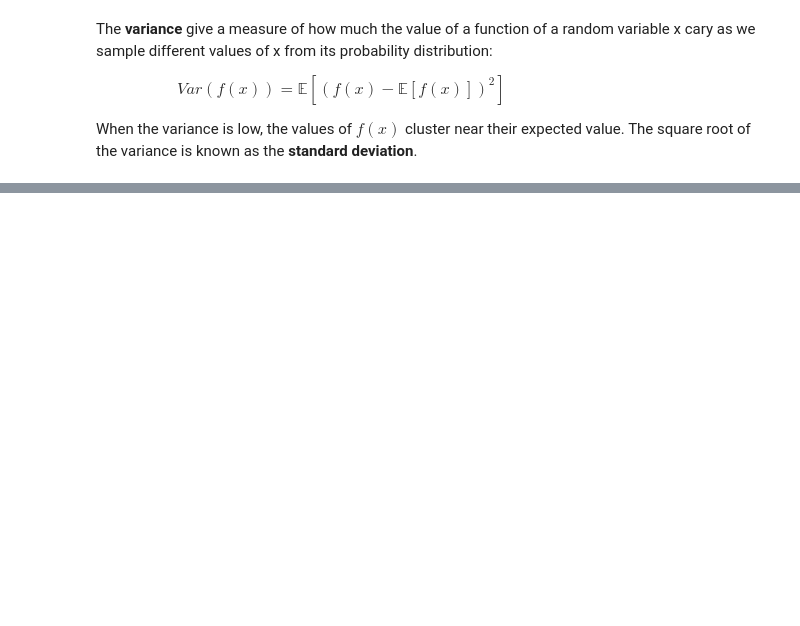
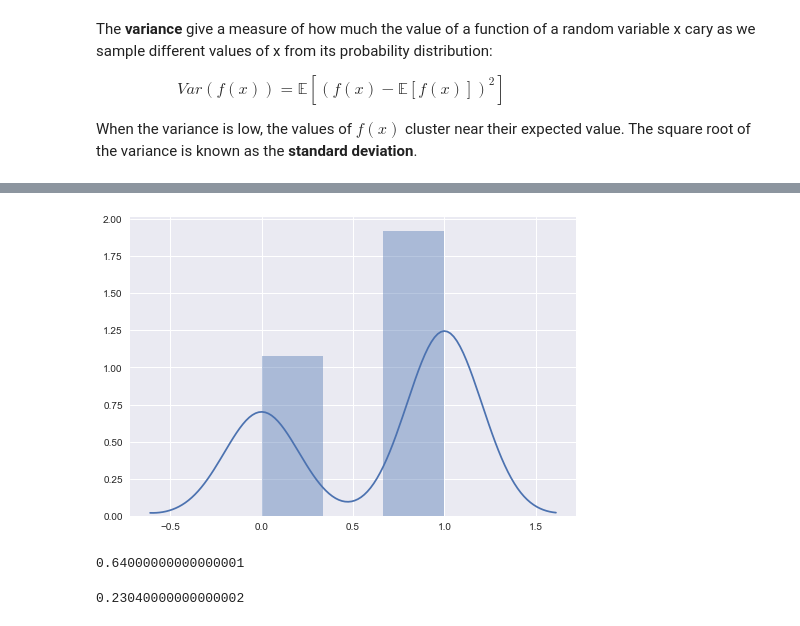
Before and after one commit to ninkle/deep-learning-book, a Jupyter notebook: ch3-probability-and-information-theory.ipynb, the cells around one changed output, grey strips where cells are left out. Saved outputs shown, nothing was run; the diff lists cells and outputs as text; code cells hidden in the pictures; blank space fills up the shorter version.

```diff
--- a/ch3-probability-and-information-theory.ipynb
+++ b/ch3-probability-and-information-theory.ipynb
@@ -127,0 +200,19 @@ When the variance is low, the values of $f(x)$ cluster near their expected value
+# %%
+# generate 100 random samples drawn from a bernoulli distribution with P(x=1) = phi = 0.6
+samples = np.random.binomial(n=1, p=0.6, size=100)
+samples
+
+sns.distplot(samples)
+plt.show()
+# %% [output]
+[figure, added]
+# %%
+# we can show the last two properties of the bernoulli distribution by performing the relevant operations on our samples
+# the first three can be proved with simple algebra
+np.mean(samples)  # as we increase the number of samples, the mean converges towards 0.6
+# %% [output]
+0.64000000000000001
+# %%
+np.var(samples)  # as we increase the number samples, the variance converges towards 0.6*04 = 0.24
+# %% [output]
+0.23040000000000002
```
Also changed, not shown: parts of 16 cells of this notebook.
